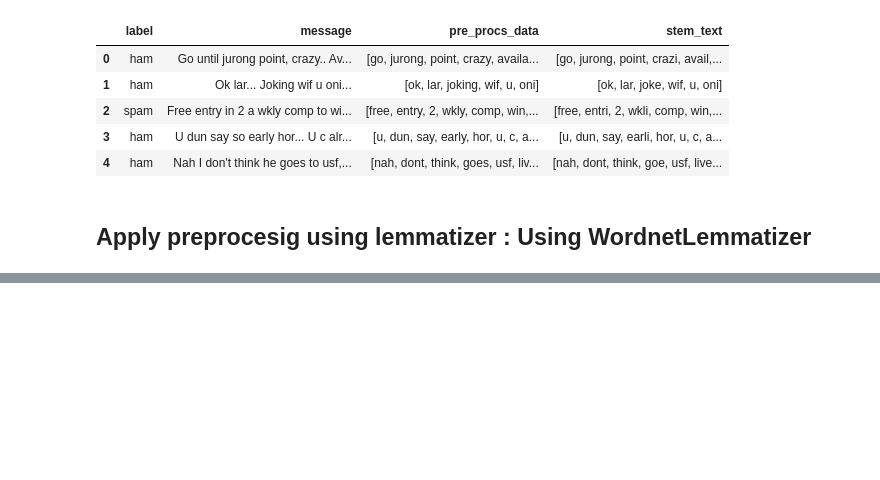
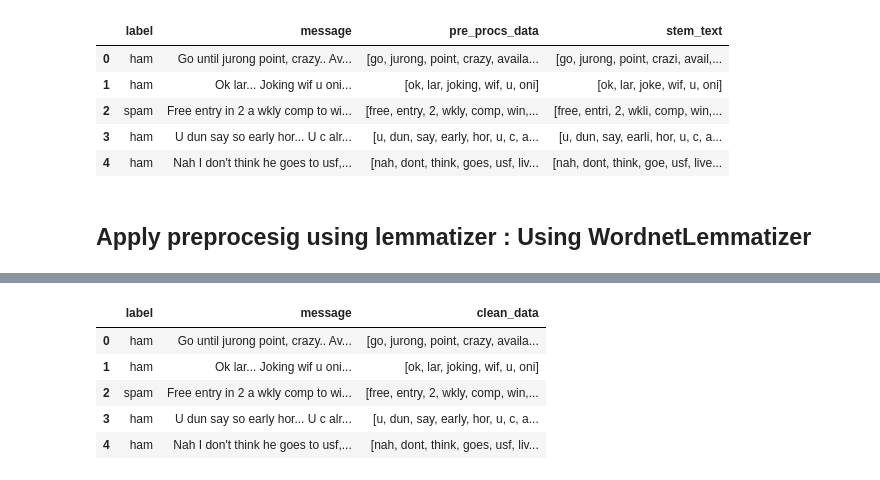
Before and after one commit to hrushikute/DataAnalytics, a Jupyter notebook: nltk_exploration.ipynb, the cells around one changed output, grey strips where cells are left out. Drawn from its saved outputs; the diff is of its cells as text; code cells hidden in the pictures; blank space fills up the shorter version.

```diff
--- a/nltk_exploration.ipynb
+++ b/nltk_exploration.ipynb
@@ -246,0 +250,16 @@ data3.head()
+# %%
+## Let import the data
+import pandas as pd
+import re
+import string
+import nltk
+nltk.download('wordnet')
+
+pd.set_option('display.max_colwidth',100)
+ps = nltk.PorterStemmer()
+stop_words = nltk.corpus.stopwords.words('english')
+wn = nltk.WordNetLemmatizer()
+
+headers = ['label','message']
+df = pd.read_csv('SMSSpamCollection', sep='\t',names=headers, header=None)
+df.head()
@@ -246,0 +281,17 @@ data3.head()
+# %%
+def PreProcessin_data(text_data):
+  puct_removal ="".join([char for char in text_data if  char not in string.punctuation])
+  tokenzie_text = re.split('\W+', puct_removal)
+  stop_words_removal = [word for word in tokenzie_text if word not in stop_words]
+  # lema_text= [wn.lemmatize(word) for word in stop_word_removal]
+  return stop_words_removal
+# %%
+df['clean_data'] = df['message'].apply(lambda x: PreProcessin_data(x.lower()))
+df.head()
+# %% [output]
+|  | label | message | clean_data |
+| 0 | ham | Go until jurong point, crazy.. Av... | [go, jurong, point, crazy, availa... |
+| 1 | ham | Ok lar... Joking wif u oni... | [ok, lar, joking, wif, u, oni] |
+| 2 | spam | Free entry in 2 a wkly comp to wi... | [free, entry, 2, wkly, comp, win,... |
+| 3 | ham | U dun say so early hor... U c alr... | [u, dun, say, early, hor, u, c, a... |
+| 4 | ham | Nah I don't think he goes to usf,... | [nah, dont, think, goes, usf, liv... |
```
Also changed, not shown: parts of 4 cells of this notebook.
